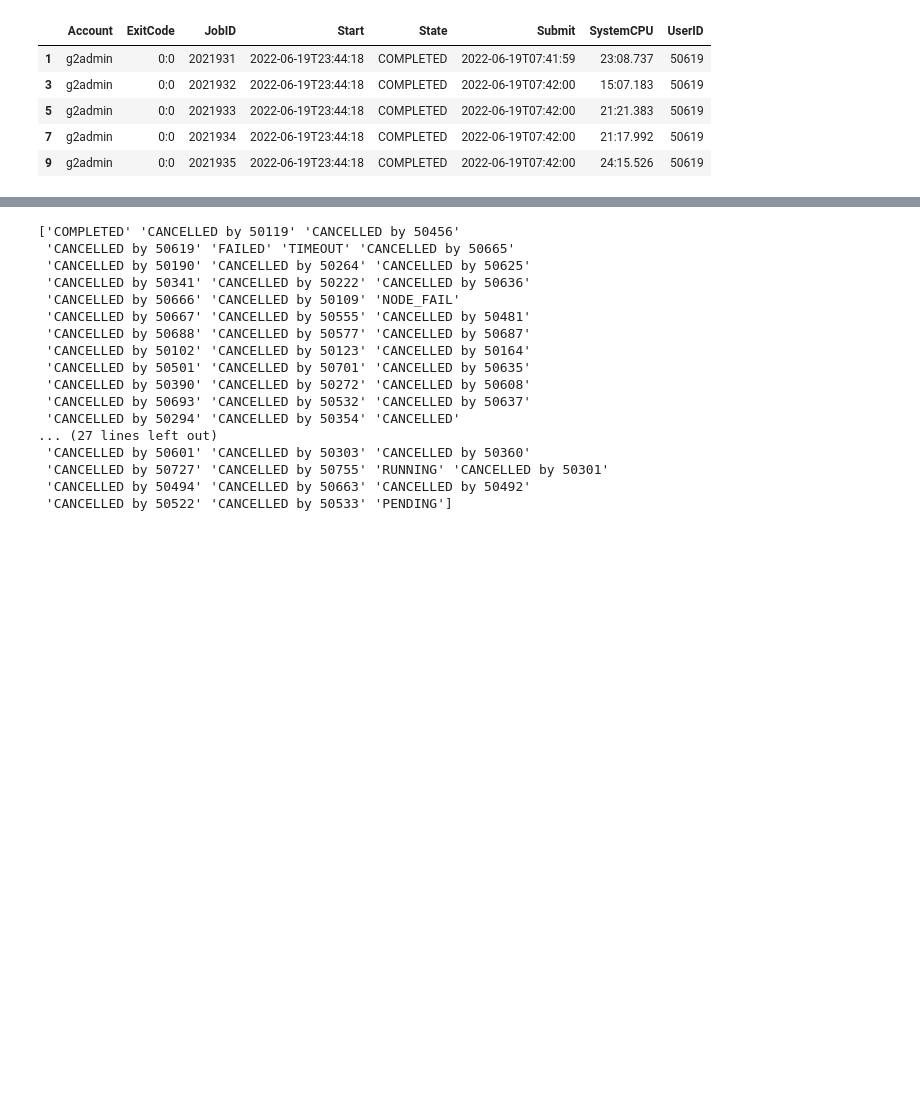
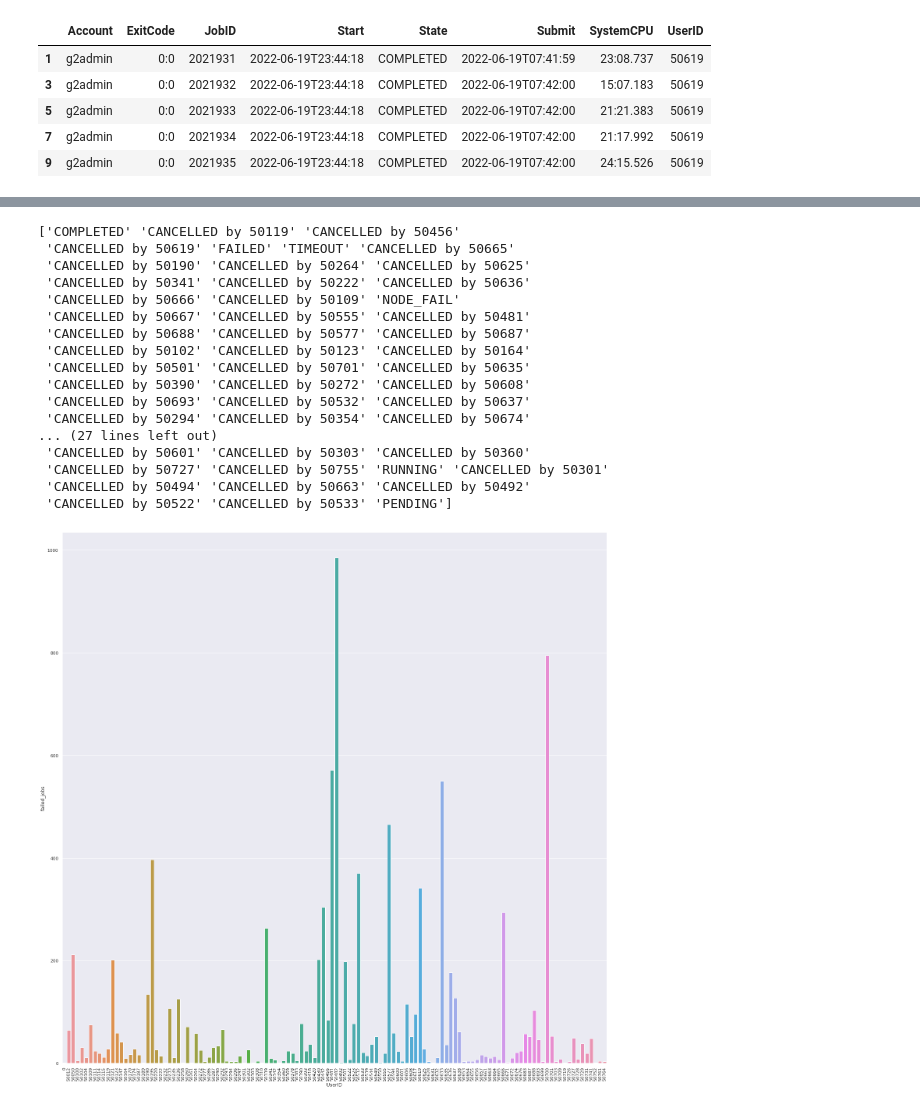
Before and after one commit to MagisterDegree/AnalysisSlurmClusterOperation, a Jupyter notebook: code/work.ipynb, the cells around one changed output, grey strips where cells are left out. Saved outputs shown, nothing was run; the diff lists cells and outputs as text; code cells hidden in the pictures; blank space fills up the shorter version.

Commit message:
feat: end user jobs plot

```diff
--- a/code/work.ipynb
+++ b/code/work.ipynb
@@ -56,0 +53,3 @@ print(unique_users.size)
+# %%
+job_result_data_without_nan_user = job_result_data_without_batches.loc[~pd.isnull(job_result_data['UserID'])]
+print(job_result_data_without_nan_user.UserID.unique())
@@ -57,5 +74,5 @@ print(unique_users.size)
 # %%
-uniques_state = job_result_data_without_batches.State.unique()
+uniques_state = job_result_data_without_nan_user.State.unique()
 print(uniques_state)
 # %% [output]
 ['COMPLETED' 'CANCELLED by 50119' 'CANCELLED by 50456'
@@ -69,9 +86,31 @@ print(uniques_state)
  'CANCELLED by 50501' 'CANCELLED by 50701' 'CANCELLED by 50635'
  'CANCELLED by 50390' 'CANCELLED by 50272' 'CANCELLED by 50608'
  'CANCELLED by 50693' 'CANCELLED by 50532' 'CANCELLED by 50637'
- 'CANCELLED by 50294' 'CANCELLED by 50354' 'CANCELLED'
+ 'CANCELLED by 50294' 'CANCELLED by 50354' 'CANCELLED by 50674'
 ... (27 lines left out)
  'CANCELLED by 50601' 'CANCELLED by 50303' 'CANCELLED by 50360'
  'CANCELLED by 50727' 'CANCELLED by 50755' 'RUNNING' 'CANCELLED by 50301'
  'CANCELLED by 50494' 'CANCELLED by 50663' 'CANCELLED by 50492'
  'CANCELLED by 50522' 'CANCELLED by 50533' 'PENDING']
+# %%
+job_result_data_acc_and_state = job_result_data_without_nan_user[['UserID', 'State']]
+
+success_jobs = job_result_data_acc_and_state.loc[job_result_data['State'].str.contains('COMPLETED')]
+canceled_jobs = job_result_data_acc_and_state.loc[job_result_data['State'].str.contains('CANCELLED')]
+failed_jobs = job_result_data_acc_and_state.loc[job_result_data['State'].str.contains('FAILED|TIMEOUT|OUT_OF_MEMORY|NODE_FAIL')]
+# %%
+success_group_by_user = success_jobs.groupby(['UserID'])['UserID'].count().reset_index(name='success_jobs')
+failed_group_by_user = failed_jobs.groupby(['UserID'])['UserID'].count().reset_index(name='failed_jobs')
+canceled_group_by_user = canceled_jobs.groupby(['UserID'])['UserID'].count().reset_index(name='canceled_jobs')
+
+all_group_by_user = job_result_data_acc_and_state.groupby(['UserID'])['UserID'].count().reset_index(name='all_jobs')
+all_group_by_user = all_group_by_user.merge(success_group_by_user, left_on = 'UserID', right_on = 'UserID', how = 'inner')
+all_group_by_user = all_group_by_user.merge(failed_group_by_user, left_on = 'UserID', right_on = 'UserID', how = 'inner')
+all_group_by_user = all_group_by_user.merge(canceled_group_by_user, left_on = 'UserID', right_on = 'UserID', how = 'inner')
+# %%
+import seaborn as sns
+sns.set(rc={'figure.figsize':(25,25)})
+pl = sns.barplot(x='UserID', y='failed_jobs', data=failed_group_by_user)
+pl.tick_params(axis='x', rotation=90)
+# %% [output]
+[figure, added]
```
Also changed, not shown: parts of 9 cells of this notebook.
